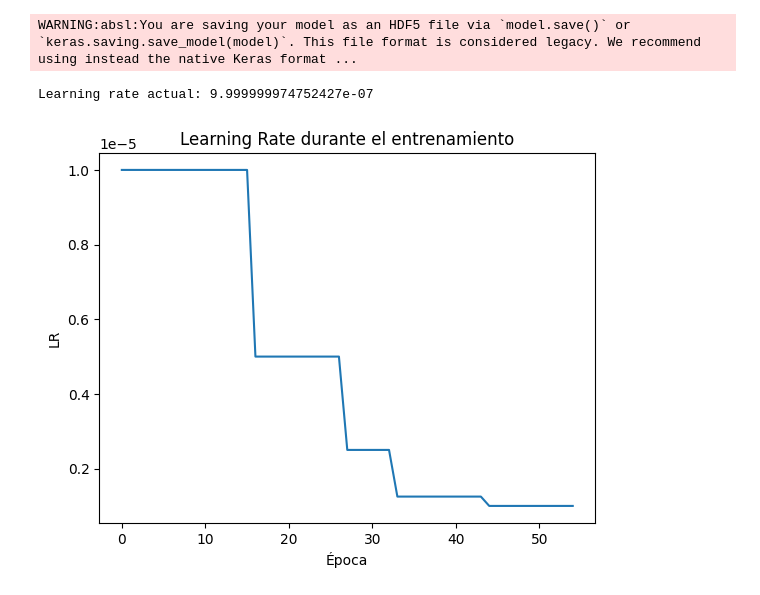
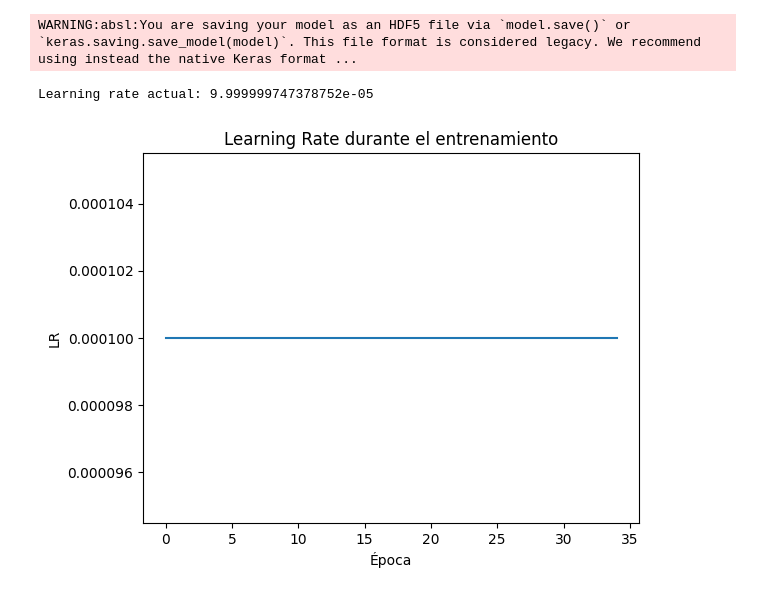
Before and after one commit to BryanEstrada003/cotton-leaf-defect-classification, a Jupyter notebook: VGG16.ipynb, the cells around one changed output. Saved outputs shown, nothing was run; the diff lists cells and outputs as text; code cells hidden in the pictures.

```diff
--- a/VGG16.ipynb
+++ b/VGG16.ipynb
@@ -39,7 +39,7 @@ np.random.seed(42)
 # %%
 # Parámetros
 INPUT_FORMAT = (224, 224, 3)
-BATCH_SIZE = 8 #trabajar con valores grandes - 16 si tiene poco recurso - aleatorio en cada epoca
+BATCH_SIZE = 64 #trabajar con valores grandes - 16 si tiene poco recurso - aleatorio en cada epoca
 EPOCHS = 64
 INIT_LR = 1e-4 # se va reduciendo poco a poco o -3 o -2
 # %%
@@ -218,7 +220,7 @@ arch = "VGG16"
 # %% [markdown]
 ## entrenamiento
 # %%
-model = model_init(learning_rate, 0.5, 1e-2, is_finetune=False)
+model = model_init(learning_rate, 0.5, 1e-3, is_transfer=True)
 #si aumentas el valor de regularizador lo haces mas simple
 #analizar:
 #ver la arquitectura del modelo
@@ -301,7 +309,7 @@ historia_1 = model.fit(
     validation_data=generador_validacion,
     # validation_steps=generador_validacion.samples // BATCH_SIZE,
     callbacks=callbacks,
-    # class_weight=class_weights  # <-- Añadir esto
+    class_weight=class_weights  # <-- Añadir esto
 )
 
 #ir viendo el validation acc: alto y el loss tiene que ser bajo
@@ -328,19 +336,19 @@ Restoring model weights from the end of the best epoch: 32.
 # %%
-# 2) descongelar block5
-base_model = model.get_layer("vgg16")  # el nombre suele ser "vgg16"
-for layer in base_model.layers:
-    layer.trainable = layer.name.startswith("block5")
+# # 2) descongelar block5
+# base_model = model.get_layer("vgg16")  # el nombre suele ser "vgg16"
+# for layer in base_model.layers:
+#     layer.trainable = layer.name.startswith("block5")
 
-# 3) recompilar con LR pequeño (MUY importante)
-model.compile(
-    optimizer=tf.keras.optimizers.Adam(learning_rate=1e-5),
-    loss="categorical_crossentropy",
-    metrics=["accuracy"]
-)
+# # 3) recompilar con LR pequeño (MUY importante)
+# model.compile(
+#     optimizer=tf.keras.optimizers.Adam(learning_rate=1e-5),
+#     loss="categorical_crossentropy",
+#     metrics=["accuracy"]
+# )
 
-historia = model.fit(
-    generador_entrenamiento,
-    epochs=EPOCHS,          # ej: 10 a 20
-    validation_data=generador_validacion,
-    callbacks=callbacks
-)
+# historia = model.fit(
+#     generador_entrenamiento,
+#     epochs=EPOCHS,          # ej: 10 a 20
+#     validation_data=generador_validacion,
+#     callbacks=callbacks
+# )
@@ -369,14 +359,14 @@ WARNING:absl:You are saving your model as an HDF5 file via `model.save()` or `ke
 # %%
 current_lr = model.optimizer.learning_rate.numpy()
 print(f"Learning rate actual: {current_lr}")
 
 # Graficar el learning rate a lo largo de las épocas
-plt.plot(historia.history["learning_rate"])
+plt.plot(historia_1.history["learning_rate"])
 plt.title("Learning Rate durante el entrenamiento")
 plt.xlabel("Época")
 plt.ylabel("LR")
 plt.savefig(path_models + "VGG16_lr_plot.png")
 plt.show()
 # %% [output]
-Learning rate actual: 9.999999974752427e-07
+Learning rate actual: 9.999999747378752e-05
-[figure, old version]
+[figure, new version]
```
Also changed, not shown: parts of 14 cells of this notebook, 5 other files.
